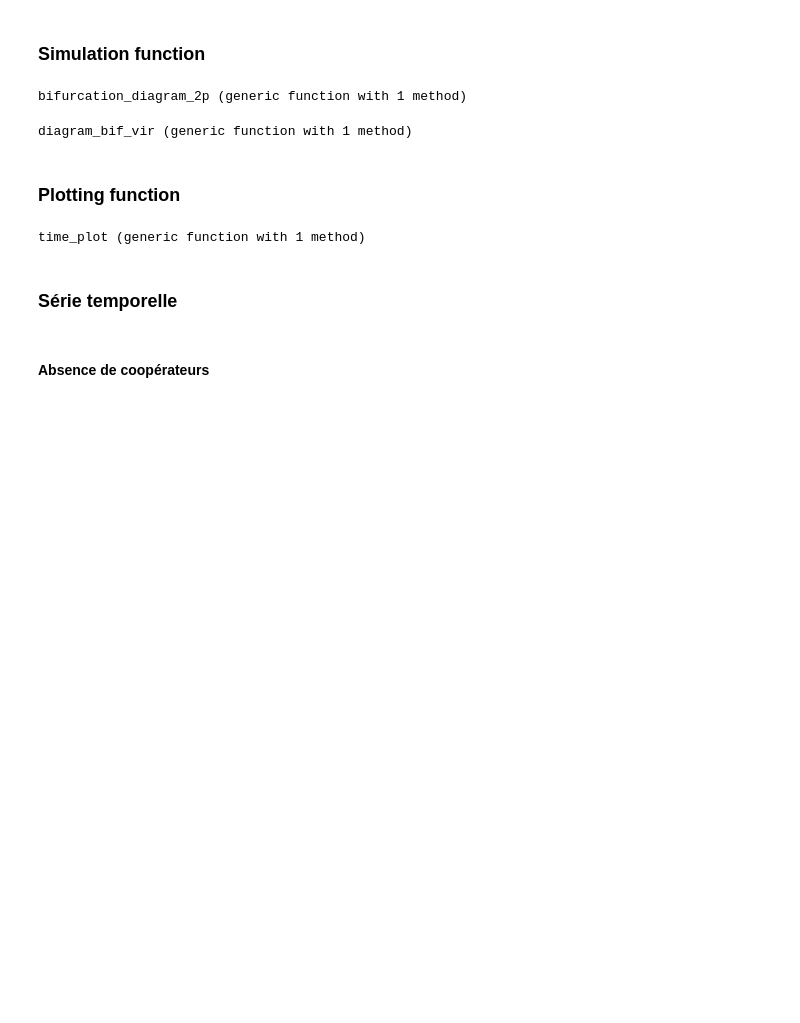
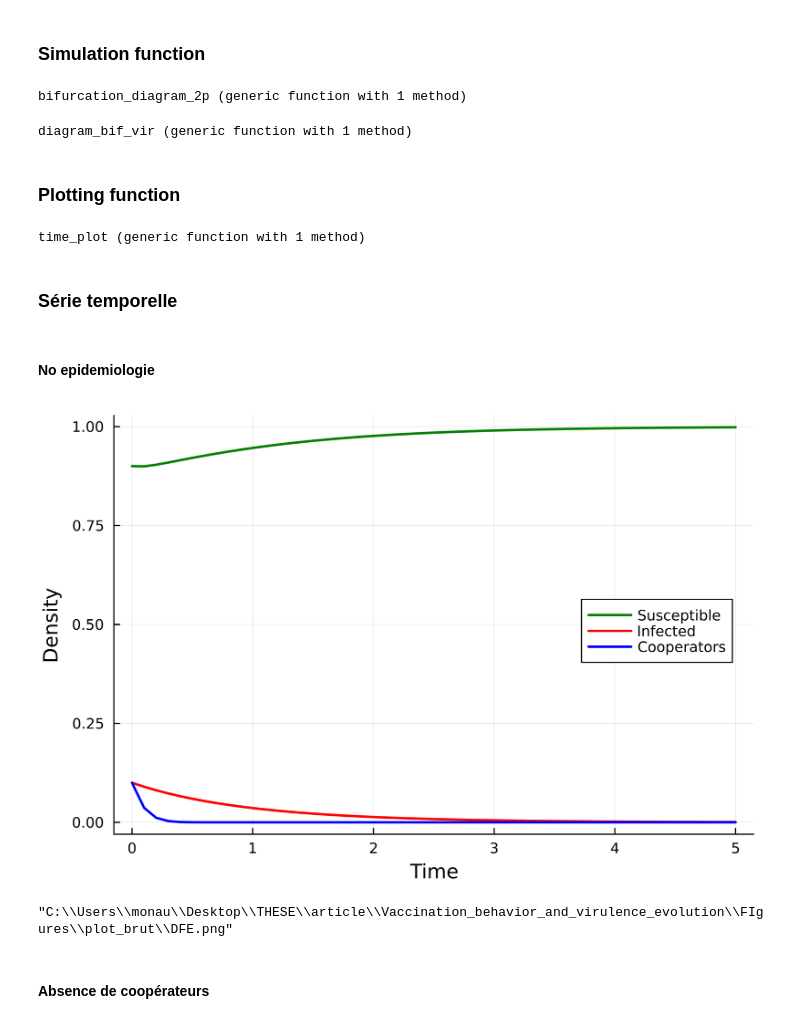
Before and after one commit to C-Monaury/Newborn_vaccination_evo_behavior_model, a Jupyter notebook: Julia/code_jl_imiation_dynamics_and_evolution.ipynb, the cells around one changed output. Saved outputs shown, nothing was run; the diff lists cells and outputs as text; code cells hidden in the pictures; blank space fills up the shorter version.

```diff
--- a/Julia/code_jl_imiation_dynamics_and_evolution.ipynb
+++ b/Julia/code_jl_imiation_dynamics_and_evolution.ipynb
@@ -361,6 +361,18 @@ end
 time_plot (generic function with 1 method)
 # %% [markdown]
 ### Série temporelle
+# %% [markdown]
+#### No epidemiologie
+# %%
+ptime_serie =ParTime(tspan = (0,5))
+param_DFE = parma_evo_comp(vit =50,rv = 0.1,p1 = 2,p2 = 1.5,var =1.0)
+sol_noepi = sim_mod(iniv ,param_DFE ,ptime_serie,Rosenbrock23() )
+display(time_plot(sol_noepi,:right))
+
+savefig("C:/Users/monau/Desktop/THESE/article/Vaccination_behavior_and_virulence_evolution/FIgures/plot_brut/DFE.png")
+# %% [output]
+[figure, added]
+"C:\\Users\\monau\\Desktop\\THESE\\article\\Vaccination_behavior_and_virulence_evolution\\FIgures\\plot_brut\\DFE.png"
 # %% [markdown]
 #### Absence de coopérateurs
 # %%
```
Also changed, not shown: parts of 14 cells of this notebook.
